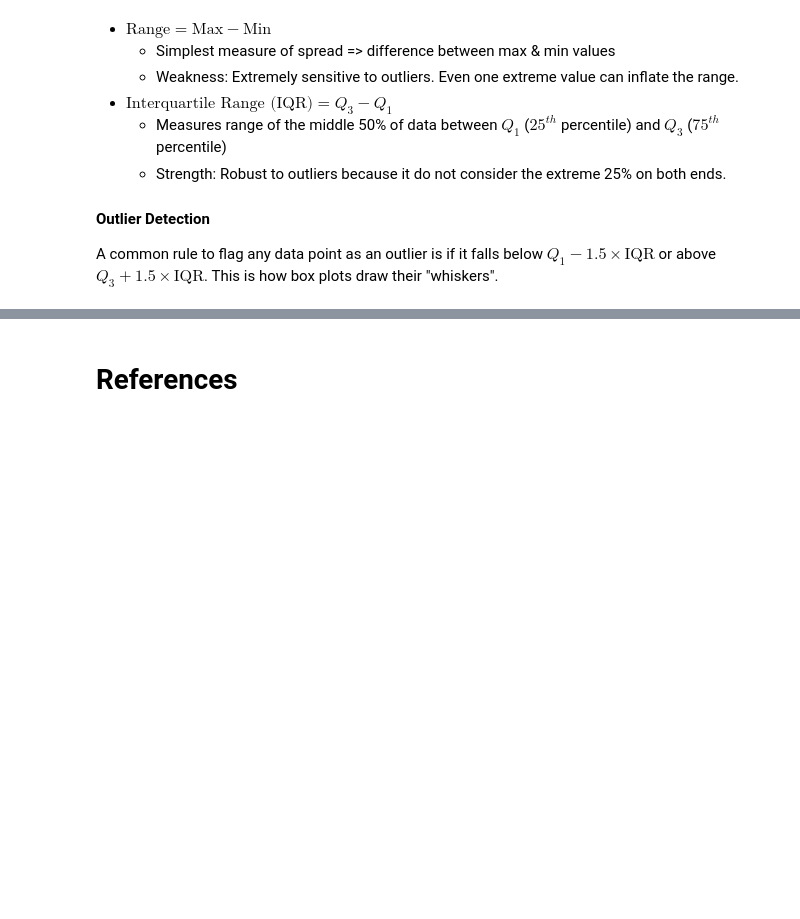
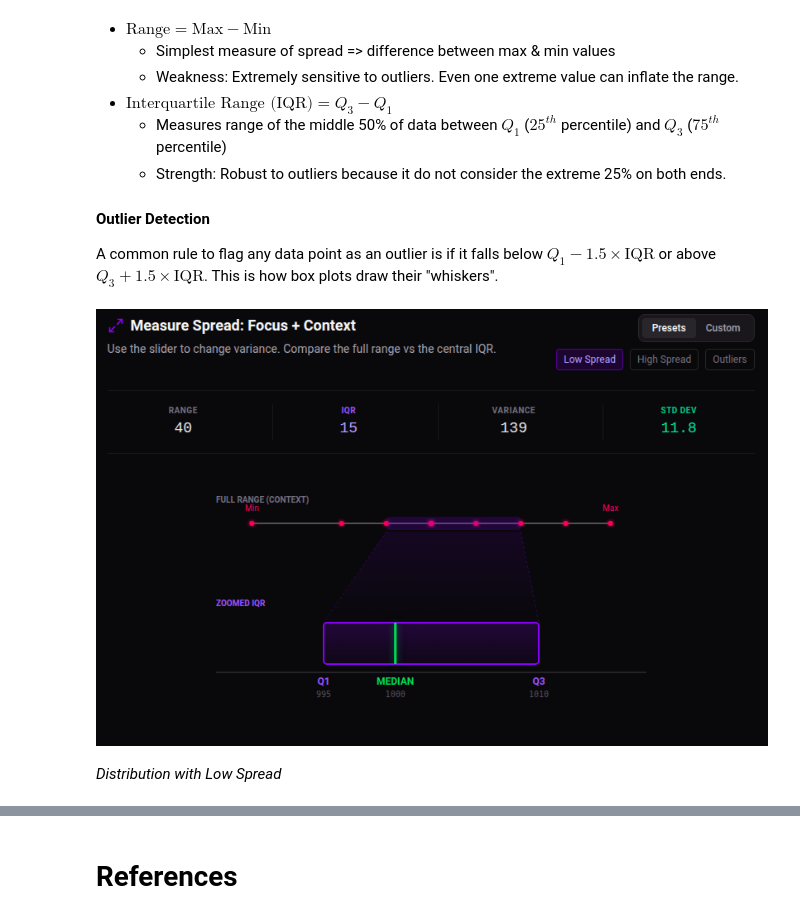
Before and after one commit to ancilcleetus/My-Learning-Journey-in-AI, a Jupyter notebook: Maths/Statistics/basic_statistics.ipynb, the cells around one changed output, grey strips where cells are left out. Cells and saved outputs as stored; diff of their text form; code cells hidden in the pictures; blank space fills up the shorter version.

Commit message:
Added 'Range and Interquartile Range (IQR)' in basic_statistics.ipynb

```diff
--- a/Maths/Statistics/basic_statistics.ipynb
+++ b/Maths/Statistics/basic_statistics.ipynb
@@ -285,3 +285,10 @@ $$
 **Outlier Detection**
 
 A common rule to flag any data point as an outlier is if it falls below $Q_1 - 1.5 \times \text{IQR}$ or above $Q_3 + 1.5 \times \text{IQR}$. This is how box plots draw their "whiskers".
+# %%
+from IPython.display import Image, display, Markdown
+display(Image(filename="data/images/basic_statistics_13.png", width=700))
+display(Markdown("*Distribution with Low Spread*"))
+# %% [output]
+[figure, added]
+*Distribution with Low Spread*
```
Also changed, not shown: parts of 2 cells of this notebook, 3 other files.
